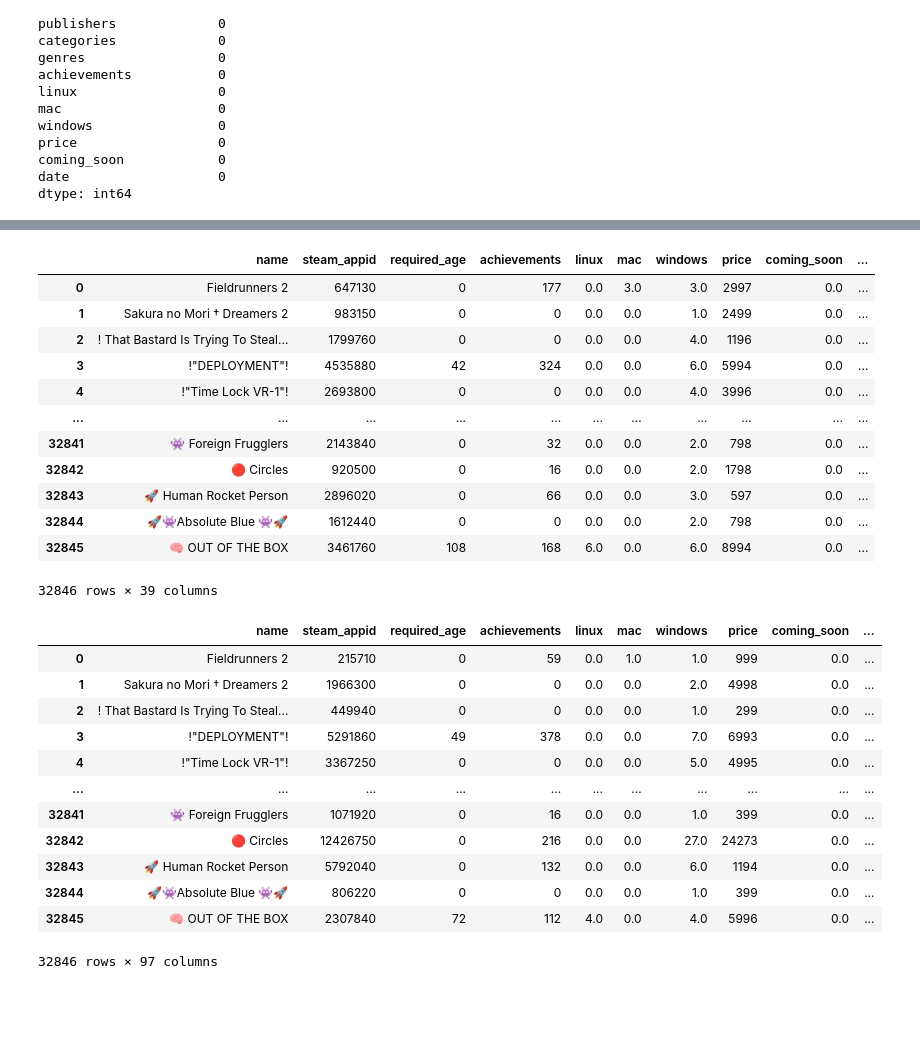
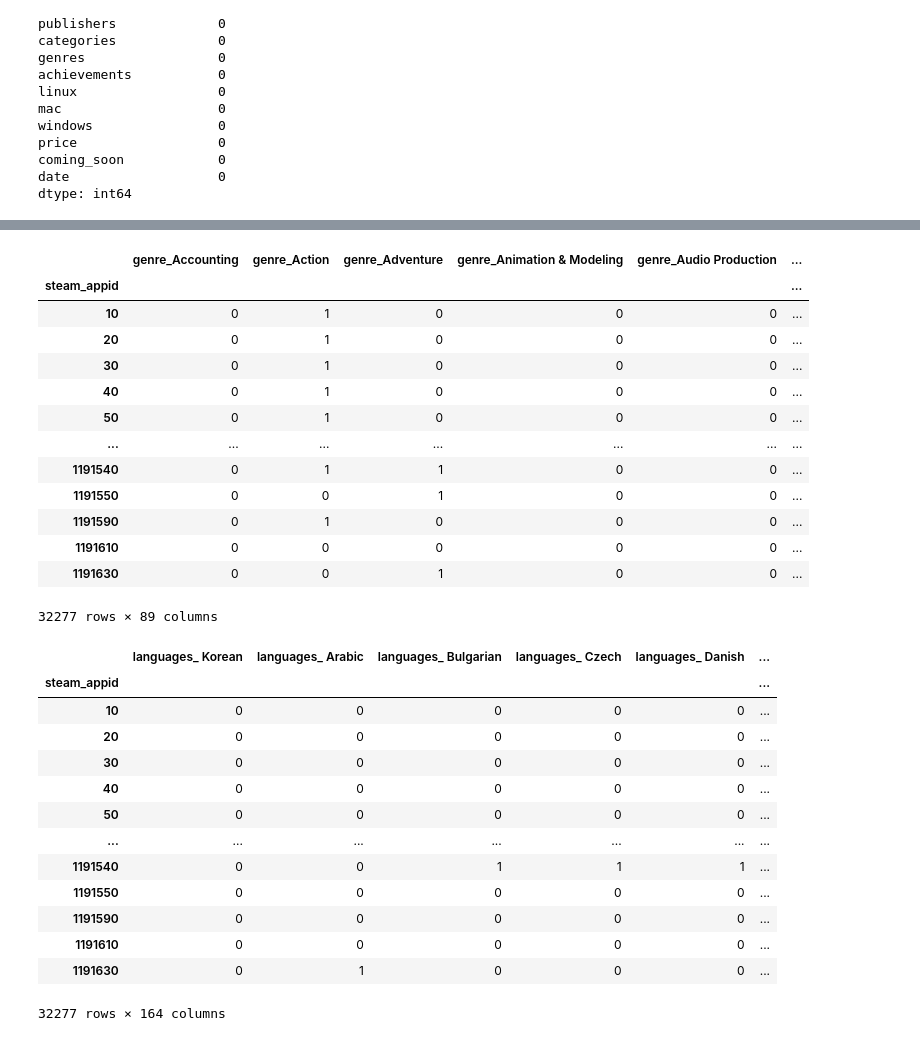
Before and after one commit to awesomepack/Steam-Recommender, a Jupyter notebook: ml1.ipynb, the cells around one changed output, grey strips where cells are left out. Saved outputs shown, nothing was run; the diff lists cells and outputs as text; code cells hidden in the pictures; blank space fills up the shorter version.

```diff
--- a/ml1.ipynb
+++ b/ml1.ipynb
@@ -59,0 +192,2 @@ dtype: object
+# %%
+mergesteam = steam_df.merge(steamspydf, on = ['name','steam_appid'], how = 'inner')
@@ -60,4 +230,4 @@ dtype: object
 # %%
-steam_df = steam_df.drop(['developers','publishers','date'], axis=1)
-steam_df
+mergesteam = mergesteam.drop(['developers','publishers','date','average_2weeks','median_2weeks'], axis=1)
+mergesteam
 # %% [output]
@@ -77,8 +247,11 @@ steam_df
+# %%
+mergesteam.set_index(['steam_appid'], inplace = True)
 # %%
-def foo(column_name, alias):
+def foo(column_name, alias, dataframe):
+    df = dataframe[[column_name]]
     dummies_testdf = pd.get_dummies(
-    steam_df.join(pd.Series(steam_df[column_name].apply(eval).apply(pd.Series).stack().reset_index(1, drop=True),
+    df.join(pd.Series(df[column_name].apply(eval).apply(pd.Series).stack().reset_index(1, drop=True),
                         name=alias)).drop(column_name, axis=1),
-    columns=[alias]).groupby('name', as_index=False).sum()
-    return dummies_testdf
+    columns=[alias]).groupby(['steam_appid']).sum()
+    return dummies_testdf.join(dataframe, on = ["steam_appid"])
 # %%
@@ -101,34 +295,36 @@ cat
 # %%
-genre = foo('genres','genre')
+genre = foo('genres','genre', cat)
 genre
 # %% [output]
-|  | name | steam_appid | required_age | achievements | linux | mac | windows | price | coming_soon | ... |
-| 0 | Fieldrunners 2 | 647130 | 0 | 177 | 0.0 | 3.0 | 3.0 | 2997 | 0.0 | ... |
-| 1 | Sakura no Mori † Dreamers 2 | 983150 | 0 | 0 | 0.0 | 0.0 | 1.0 | 2499 | 0.0 | ... |
-| 2 | ! That Bastard Is Trying To Steal... | 1799760 | 0 | 0 | 0.0 | 0.0 | 4.0 | 1196 | 0.0 | ... |
-| 3 | !"DEPLOYMENT"! | 4535880 | 42 | 324 | 0.0 | 0.0 | 6.0 | 5994 | 0.0 | ... |
-| 4 | !"Time Lock VR-1"! | 2693800 | 0 | 0 | 0.0 | 0.0 | 4.0 | 3996 | 0.0 | ... |
-| ... | ... | ... | ... | ... | ... | ... | ... | ... | ... | ... |
-| 32841 | 👾 Foreign Frugglers | 2143840 | 0 | 32 | 0.0 | 0.0 | 2.0 | 798 | 0.0 | ... |
-| 32842 | 🔴 Circles | 920500 | 0 | 16 | 0.0 | 0.0 | 2.0 | 1798 | 0.0 | ... |
-| 32843 | 🚀 Human Rocket Person | 2896020 | 0 | 66 | 0.0 | 0.0 | 3.0 | 597 | 0.0 | ... |
-| 32844 | 🚀👾Absolute Blue 👾🚀 | 1612440 | 0 | 0 | 0.0 | 0.0 | 2.0 | 798 | 0.0 | ... |
-| 32845 | 🧠 OUT OF THE BOX | 3461760 | 108 | 168 | 6.0 | 0.0 | 6.0 | 8994 | 0.0 | ... |
+|  | genre_Accounting | genre_Action | genre_Adventure | genre_Animation & Modeling | genre_Audio Production | ... |
+| steam_appid |  |  |  |  |  | ... |
+| 10 | 0 | 1 | 0 | 0 | 0 | ... |
+| 20 | 0 | 1 | 0 | 0 | 0 | ... |
+| 30 | 0 | 1 | 0 | 0 | 0 | ... |
+| 40 | 0 | 1 | 0 | 0 | 0 | ... |
+| 50 | 0 | 1 | 0 | 0 | 0 | ... |
+| ... | ... | ... | ... | ... | ... | ... |
+| 1191540 | 0 | 1 | 1 | 0 | 0 | ... |
+| 1191550 | 0 | 0 | 1 | 0 | 0 | ... |
+| 1191590 | 0 | 1 | 0 | 0 | 0 | ... |
+| 1191610 | 0 | 0 | 0 | 0 | 0 | ... |
+| 1191630 | 0 | 0 | 1 | 0 | 0 | ... |
-32846 rows × 39 columns
+32277 rows × 89 columns
 # %%
-lang = foo('supported_languages','languages')
+lang = foo('supported_languages','languages', genre)
 lang
 # %% [output]
-|  | name | steam_appid | required_age | achievements | linux | mac | windows | price | coming_soon | ... |
-| 0 | Fieldrunners 2 | 215710 | 0 | 59 | 0.0 | 1.0 | 1.0 | 999 | 0.0 | ... |
-| 1 | Sakura no Mori † Dreamers 2 | 1966300 | 0 | 0 | 0.0 | 0.0 | 2.0 | 4998 | 0.0 | ... |
-| 2 | ! That Bastard Is Trying To Steal... | 449940 | 0 | 0 | 0.0 | 0.0 | 1.0 | 299 | 0.0 | ... |
-| 3 | !"DEPLOYMENT"! | 5291860 | 49 | 378 | 0.0 | 0.0 | 7.0 | 6993 | 0.0 | ... |
-| 4 | !"Time Lock VR-1"! | 3367250 | 0 | 0 | 0.0 | 0.0 | 5.0 | 4995 | 0.0 | ... |
-| ... | ... | ... | ... | ... | ... | ... | ... | ... | ... | ... |
-| 32841 | 👾 Foreign Frugglers | 1071920 | 0 | 16 | 0.0 | 0.0 | 1.0 | 399 | 0.0 | ... |
-| 32842 | 🔴 Circles | 12426750 | 0 | 216 | 0.0 | 0.0 | 27.0 | 24273 | 0.0 | ... |
-| 32843 | 🚀 Human Rocket Person | 5792040 | 0 | 132 | 0.0 | 0.0 | 6.0 | 1194 | 0.0 | ... |
-| 32844 | 🚀👾Absolute Blue 👾🚀 | 806220 | 0 | 0 | 0.0 | 0.0 | 1.0 | 399 | 0.0 | ... |
-| 32845 | 🧠 OUT OF THE BOX | 2307840 | 72 | 112 | 4.0 | 0.0 | 4.0 | 5996 | 0.0 | ... |
+|  | languages_ Korean | languages_ Arabic | languages_ Bulgarian | languages_ Czech | languages_ Danish | ... |
+| steam_appid |  |  |  |  |  | ... |
+| 10 | 0 | 0 | 0 | 0 | 0 | ... |
+| 20 | 0 | 0 | 0 | 0 | 0 | ... |
+| 30 | 0 | 0 | 0 | 0 | 0 | ... |
+| 40 | 0 | 0 | 0 | 0 | 0 | ... |
+| 50 | 0 | 0 | 0 | 0 | 0 | ... |
+| ... | ... | ... | ... | ... | ... | ... |
+| 1191540 | 0 | 0 | 1 | 1 | 1 | ... |
+| 1191550 | 0 | 0 | 0 | 0 | 0 | ... |
+| 1191590 | 0 | 0 | 0 | 0 | 0 | ... |
+| 1191610 | 0 | 0 | 0 | 0 | 0 | ... |
+| 1191630 | 0 | 1 | 0 | 0 | 0 | ... |
-32846 rows × 97 columns
+32277 rows × 164 columns
```
Also changed, not shown: parts of 50 cells of this notebook.
